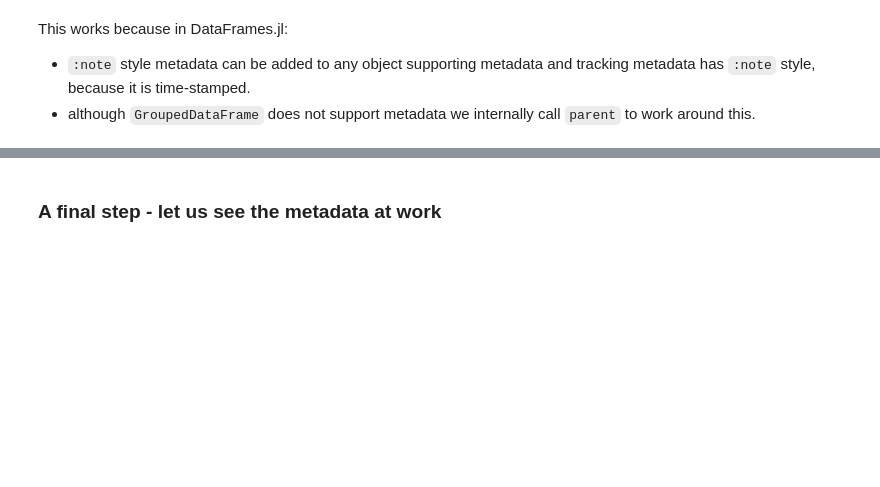
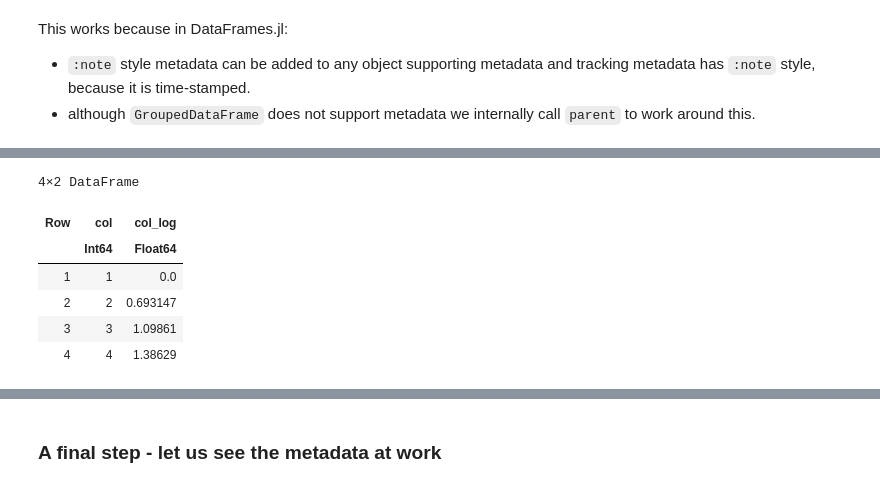
Before and after one commit to JuliaData/TableMetadataTools.jl, a Jupyter notebook: docs/demo.ipynb, the cells around one changed output, grey strips where cells are left out. Cells and saved outputs as stored; diff of their text form; code cells hidden in the pictures; blank space fills up the shorter version.

```diff
--- a/docs/demo.ipynb
+++ b/docs/demo.ipynb
@@ -362,0 +385,10 @@ This works because in DataFrames.jl:
+# %%
+@track transform!(df, :col => ByRow(log))
+# %% [output]
+4×2 DataFrame
+| Row | col | col_log |
+|  | Int64 | Float64 |
+| 1 | 1 | 0.0 |
+| 2 | 2 | 0.693147 |
+| 3 | 3 | 1.09861 |
+| 4 | 4 | 1.38629 |
```
Also changed, not shown: parts of 8 cells of this notebook, 2 other files.
